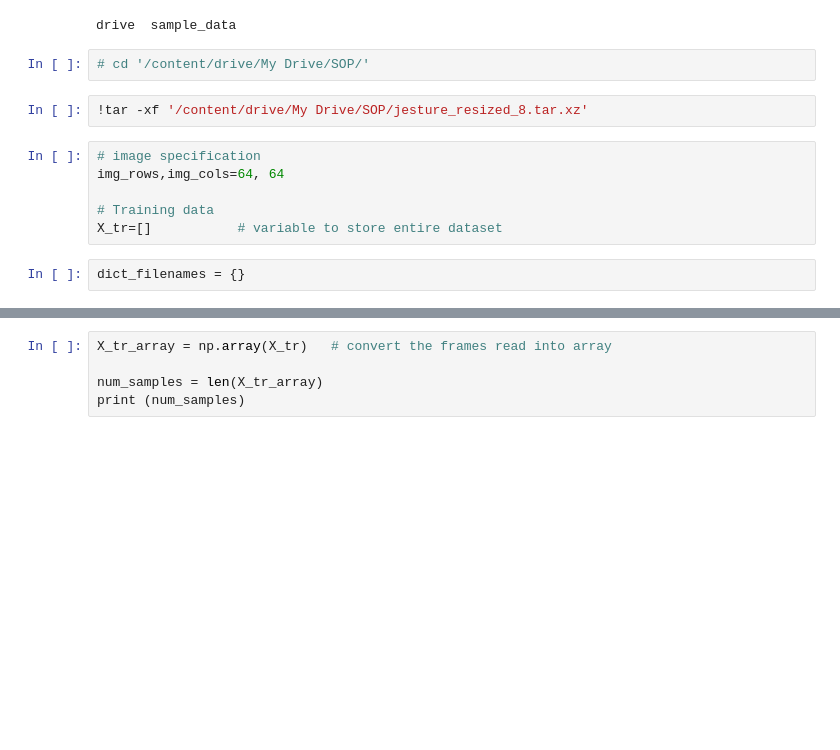
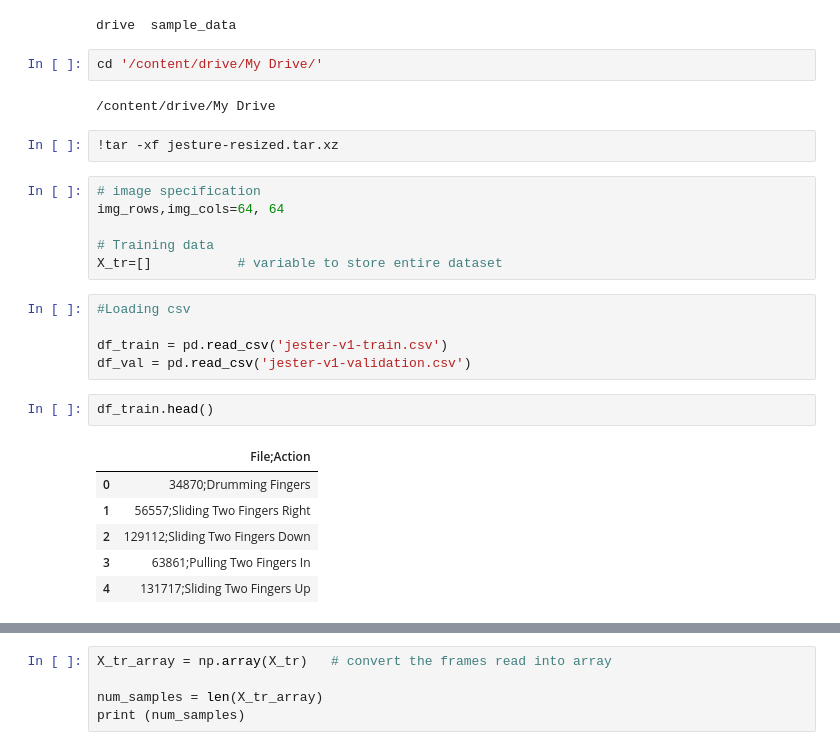
Before and after one commit to ashwinvaswani/Dynamic-Gesture-Recognition, a Jupyter notebook: code/notebooks/train.ipynb, the cells around one changed output, grey strips where cells are left out. Cells and saved outputs as stored; diff of their text form; blank space fills up the shorter version.

Commit message:
train reverted to best model

```diff
--- a/code/notebooks/train.ipynb
+++ b/code/notebooks/train.ipynb
@@ -43,14 +37,28 @@ Mounted at /content/drive
 # %% [output]
 drive  sample_data
 # %%
-# cd '/content/drive/My Drive/SOP/'
+cd '/content/drive/My Drive/'
+# %% [output]
+/content/drive/My Drive
 # %%
-!tar -xf '/content/drive/My Drive/SOP/jesture_resized_8.tar.xz'
+!tar -xf jesture-resized.tar.xz
 # %%
 # image specification
 img_rows,img_cols=64, 64
 
 # Training data
 X_tr=[]           # variable to store entire dataset
-# %%
-dict_filenames = {}
+# %%
+#Loading csv
+
+df_train = pd.read_csv('jester-v1-train.csv')
+df_val = pd.read_csv('jester-v1-validation.csv')
+# %%
+df_train.head()
+# %% [output]
+|  | File;Action |
+| 0 | 34870;Drumming Fingers |
+| 1 | 56557;Sliding Two Fingers Right |
+| 2 | 129112;Sliding Two Fingers Down |
+| 3 | 63861;Pulling Two Fingers In |
+| 4 | 131717;Sliding Two Fingers Up |
```
Also changed, not shown: parts of 26 cells of this notebook.
